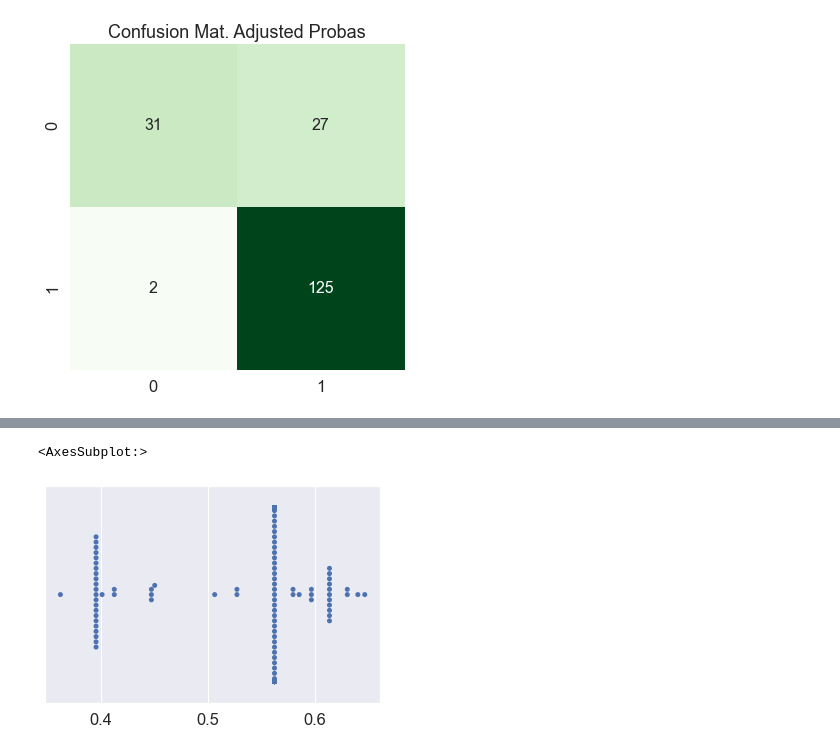
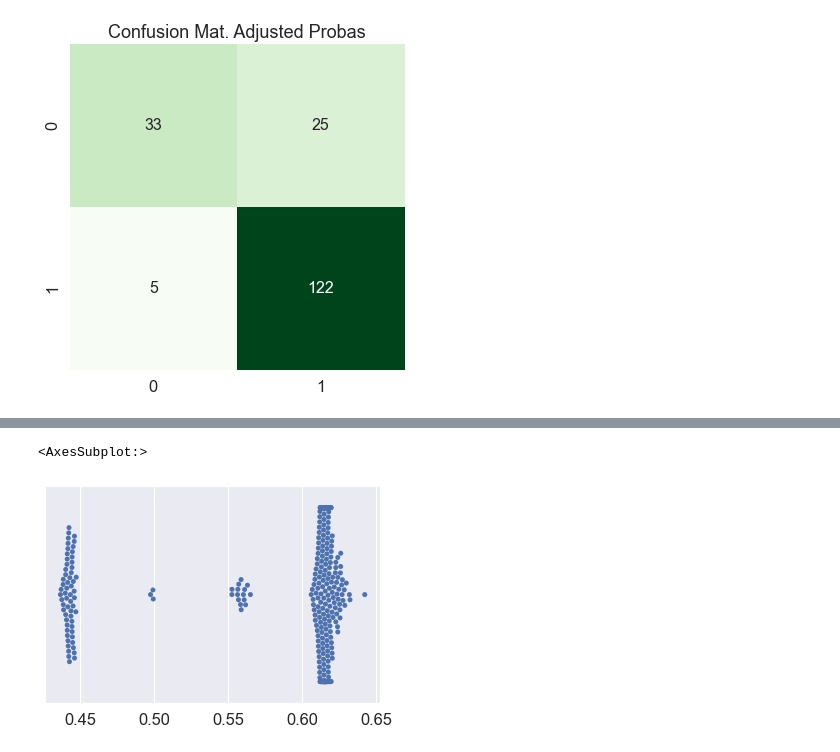
Before and after one commit to georgi3/loan_predictions, a Jupyter notebook: modeling.ipynb, the cells around one changed output, grey strips where cells are left out. Cells and saved outputs as stored; diff of their text form; code cells hidden in the pictures.

```diff
--- a/modeling.ipynb
+++ b/modeling.ipynb
@@ -192,0 +234,5 @@ X_test = pipe(X_test)
+# %%
+gradboost_grid = GridSearchCV(estimator=GradientBoostingClassifier(), n_jobs=-1, param_grid=params,
+                              cv=StratifiedKFold(shuffle=True, n_splits=10), scoring='f1')
+# %%
+gradboost_grid.fit(X_train, y_train)
@@ -199,10 +274,10 @@ params = [
         'max_iter': [100],
         'penalty': ['l1'],
         'solver': ['newton-cg', 'liblinear'],
-        # 'lib1_ratio': [0.1, 0.4, 0.9]
     }
 ]
-grid_search = GridSearchCV(estimator=LogisticRegression(), param_grid=params, cv=StratifiedKFold(), scoring='f1', verbose=0, n_jobs=-1)
+grid_search = GridSearchCV(estimator=LogisticRegression(), param_grid=params,
+                           cv=StratifiedKFold(shuffle=True, n_splits=10), scoring='f1', verbose=0, n_jobs=-1)
 # %%
 grid_search.estimator.get_params().keys()
 # %% [output]
@@ -243,4 +314,8 @@ F1 Score is : 0.900709219858156
 # %%
-probas = pd.Series(grid_search.predict_proba(X_test)[:, 1])
-pred = grid_search.predict(X_test)
-adj_prob = np.where(probas <= 0.56, 0, 1)
+pred_test = grid_search.predict(X_test)
+probas_test = pd.Series(grid_search.predict_proba(X_test)[:, 1])
+adj_prob_test = np.where(probas_test <= 0.61, 0, 1)
+
+pred_train = grid_search.predict(X_train)
+probas_train = pd.Series(grid_search.predict_proba(X_train)[:, 1])
+adj_prob_train = np.where(probas_train <= 0.61, 0, 1)
@@ -253,5 +361,5 @@ conf_matrix(metrics.confusion_matrix(y_test, adj_prob), title='Confusion Mat. Ad
 # %%
-sns.swarmplot(probas)
+sns.swarmplot(probas_train)
 # %% [output]
 <AxesSubplot:>
-[figure, old version]
+[figure, new version]
```
Also changed, not shown: parts of 35 cells of this notebook.
